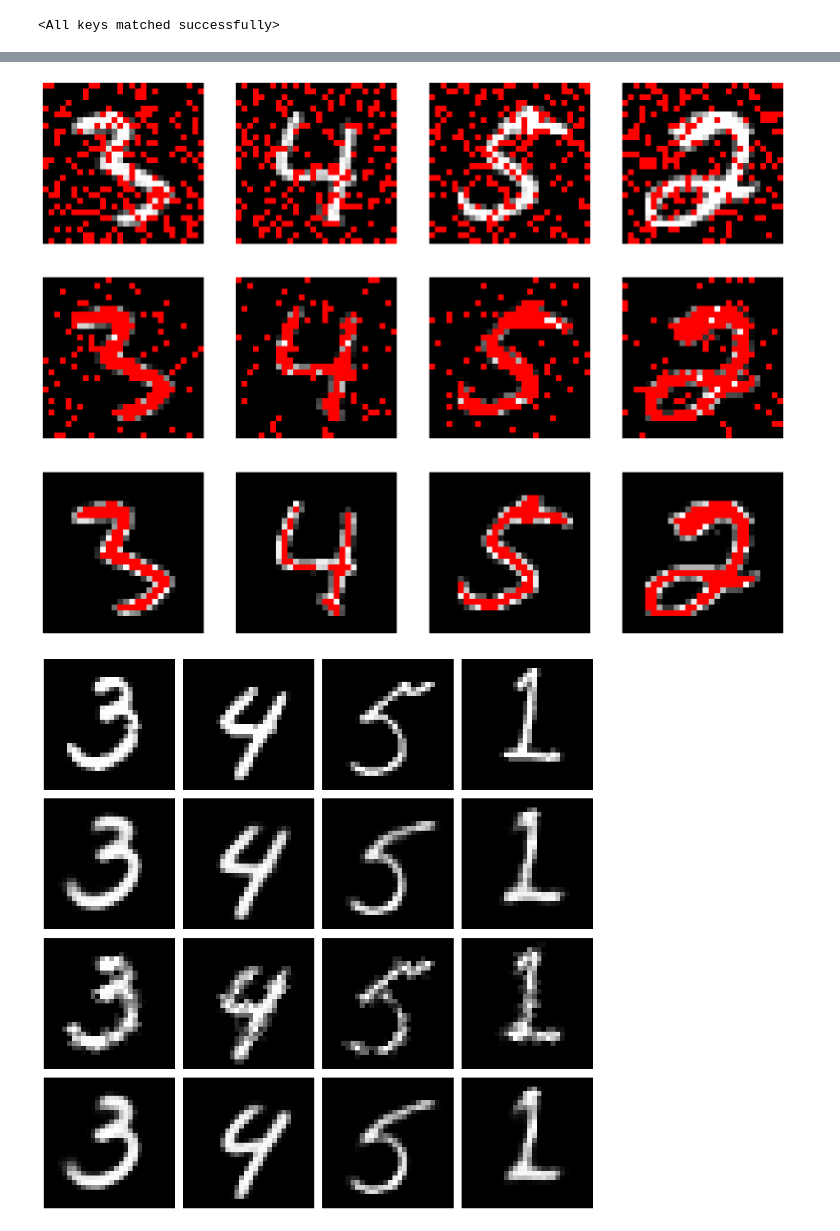
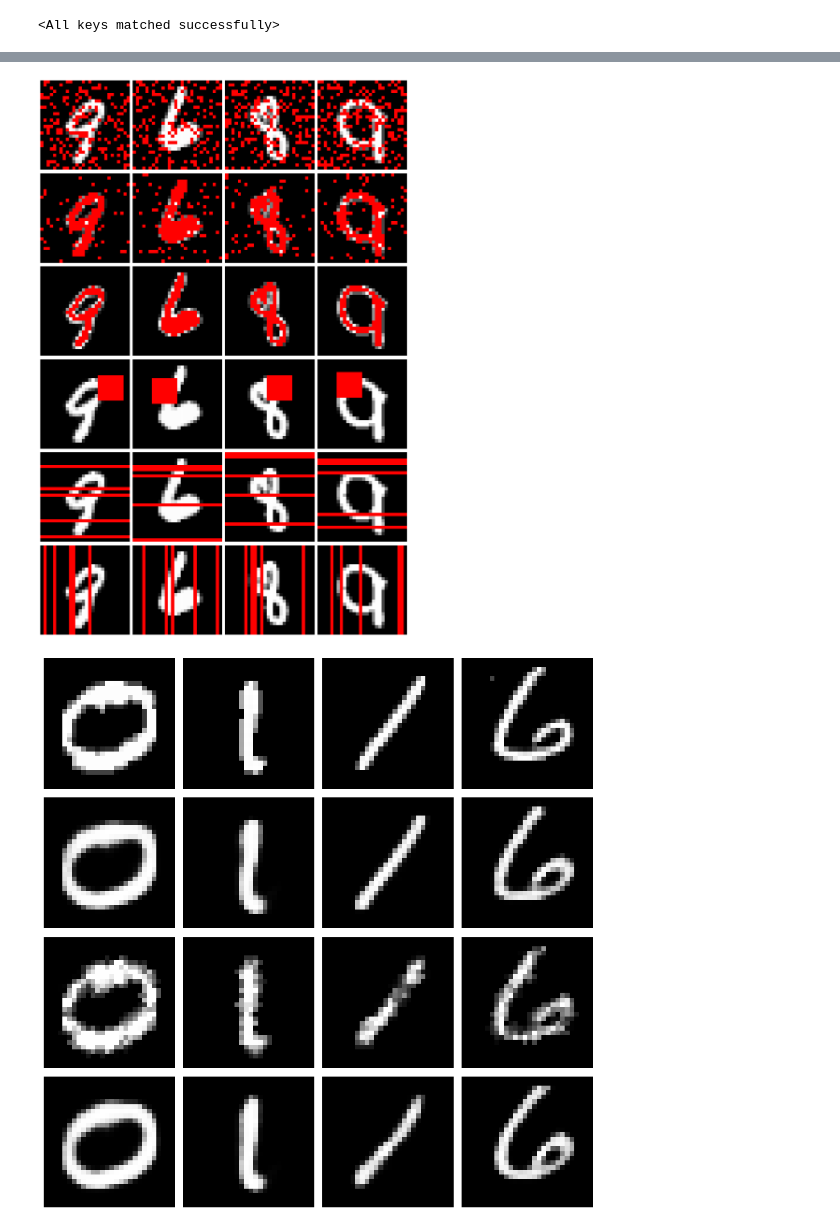
Before and after one commit to woullufy/deep-imputation-techniques, a Jupyter notebook: notebooks/sample.ipynb, the cells around one changed output, grey strips where cells are left out. Cells and saved outputs as stored; diff of their text form; code cells hidden in the pictures.

Commit message:
Added block, row and col to  missingness.py

```diff
--- a/notebooks/sample.ipynb
+++ b/notebooks/sample.ipynb
@@ -57,37 +39,41 @@ Epoch 100/100: average loss = 0.0073
 # %%
 missingness = Missingness()
 # %%
-idx = torch.randint(len(train_data), size=(4,1)).numpy()
-fig, axs = plt.subplots(3, 4, figsize=(20, 15))
+def plot_missingness(train_data, missingness, n_cols=4):
+    types = [
+        lambda img: missingness.mcar(img, missing_rate=0.25)[0],
+        lambda img: missingness.mar(img, alpha=5)[0],
+        lambda img: missingness.mnar(img, threshold=0.90, inverse=True)[0],
+        lambda img: missingness.block_missing(img, size=8)[0],
+        lambda img: missingness.row_missing(img, num_rows=5)[0],
+        lambda img: missingness.col_missing(img, num_cols=5)[0],
+    ]
 
-for i, index in enumerate(idx):
-    img, label = train_data[index.item()]
+    n_rows = len(types)
+    fig, axs = plt.subplots(n_rows, n_cols, figsize=(4 * n_cols, 4 * n_rows))
 
-    img_mcar, _ = missingness.mcar(img, missing_rate=0.25)
-    img_mar, _ = missingness.mar(img, alpha=5)
-    img_mnar, _ = missingness.mnar(img, threshold=0.90, inverse=True)
-
-    cmap = plt.cm.grey.copy()
+    cmap = plt.cm.gray.copy()
     cmap.set_bad(color='red')
 
-    axs[0][i].imshow(img_mcar.squeeze(), cmap=cmap)
-    axs[0][i].axis('off')
+    for i in range(n_cols):
+        idx = torch.randint(len(train_data), size=(1,)).item()
+        img, _ = train_data[idx]
 
-    axs[1][i].imshow(img_mar.squeeze(), cmap=cmap)
-    axs[1][i].axis('off')
+        for row, missing in enumerate(types):
+            axs[row][i].imshow(missing(img).squeeze(), cmap=cmap)
+            axs[row][i].axis("off")
 
-    axs[2][i].imshow(img_mnar.squeeze(), cmap=cmap)
-    axs[2][i].axis('off')
-
-plt.show()
+    fig.tight_layout()
+    plt.show()
-# %% [output]
-[figure, removed]
+# %%
+plot_missingness(train_data, missingness)
+# %% [output]
+[figure, added]
 # %%
-idx = torch.randint(len(train_data), size=(4,1)).numpy()
+idx = torch.randint(len(train_data), size=(4, 1)).numpy()
 ae.eval()
 
 fig, axs = plt.subplots(4, 4, figsize=(10, 10))
-
 
 for i, index in enumerate(idx):
     img, label = train_data[index.item()]
@@ -101,7 +87,6 @@ for i, index in enumerate(idx):
     reconstructed_img, latent = ae(img.view(784).to(device))
     reconstructed_corrupted, corrupted_latent = ae(imputed_img.view(784).to(device))
 
-
     axs[0][i].imshow(img, cmap="gray")
     axs[0][i].axis('off')
 
@@ -114,8 +99,7 @@ for i, index in enumerate(idx):
     axs[3][i].imshow(reconstructed_corrupted.detach().cpu().view(28, 28), cmap="gray")
     axs[3][i].axis('off')
 
-
 fig.tight_layout()
 plt.show()
 # %% [output]
-[figure, old version]
+[figure, new version]
```
Also changed, not shown: parts of 1 cell of this notebook, 1 other file.
